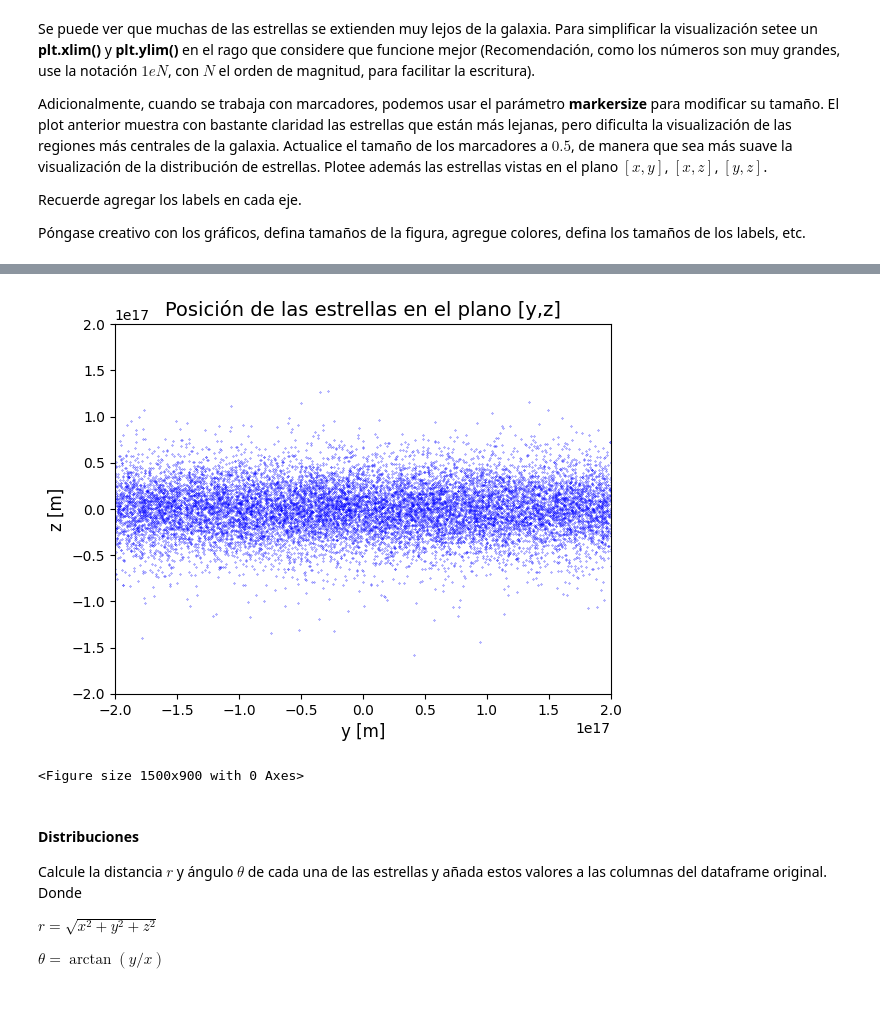
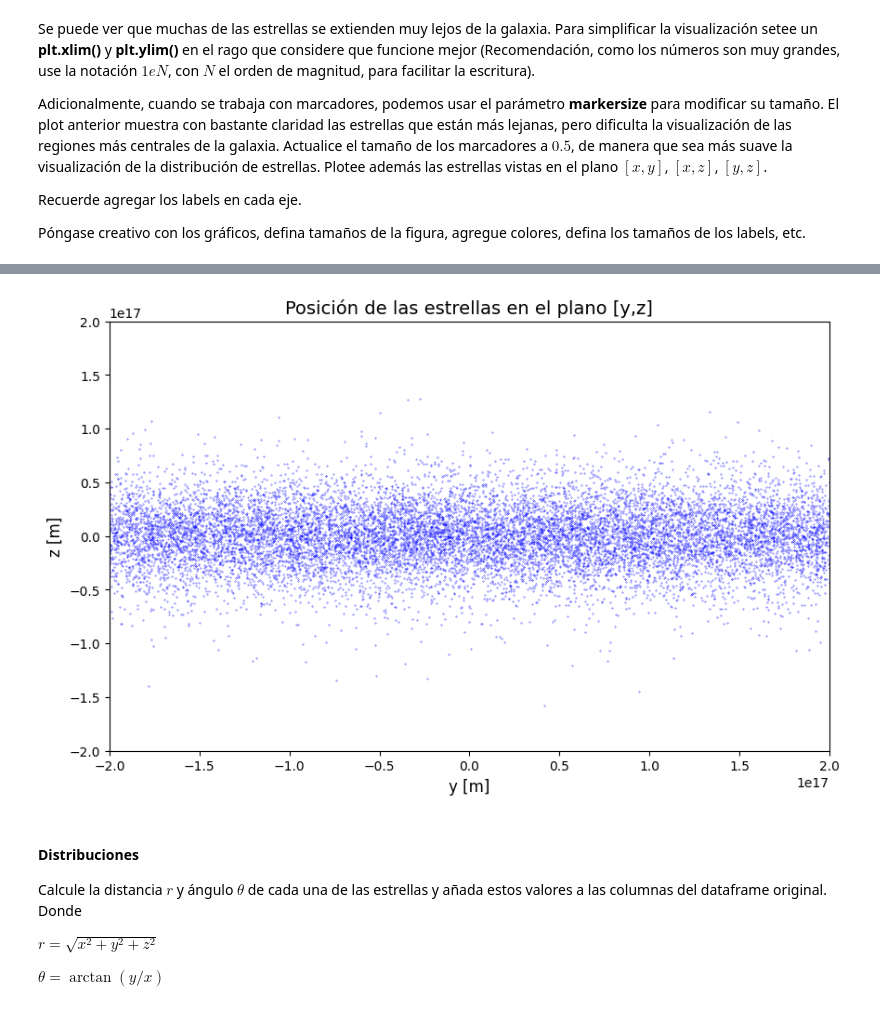
Before and after one commit to Vlxn761/Tarea-1, a Jupyter notebook: Tarea_1.ipynb, the cells around one changed output, grey strips where cells are left out. Drawn from its saved outputs; the diff is of its cells as text; code cells hidden in the pictures.

```diff
--- a/Tarea_1.ipynb
+++ b/Tarea_1.ipynb
@@ -431,21 +429,19 @@ plt.show()
 # %%
 #Plot de datos plano [y, z]
+plt.figure(figsize=(10, 6))
+
 plt.plot(datos["y[m]"], datos["z[m]"], marker=".", markersize=0.5, linestyle="", color="b")
 
-#Configuraciones del plot
 plt.xlabel("y [m]", fontsize=12)
 plt.ylabel("z [m]", fontsize=12)
 plt.title("Posición de las estrellas en el plano [y,z]", fontsize=14)
 
 plt.xlim(-2e17, 2e17)
 plt.ylim(-2e17, 2e17)
 
-plt.figure(figsize=(15, 9))
-
 plt.show()
 # %% [output]
-[figure, old version]
+[figure, new version]
-<Figure size 1500x900 with 0 Axes>
 # %% [markdown]
 #### Distribuciones
 
```
Also changed, not shown: parts of 8 cells of this notebook.
